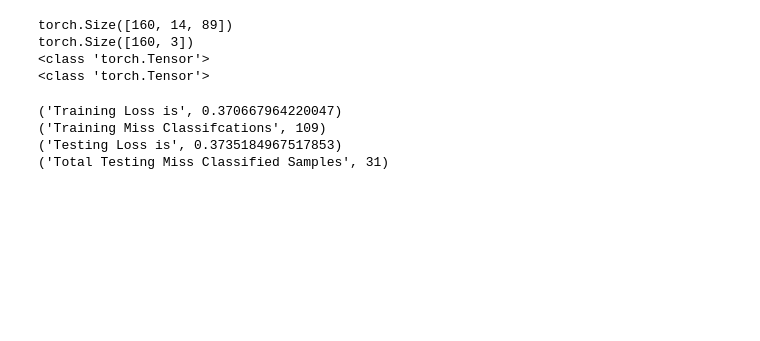
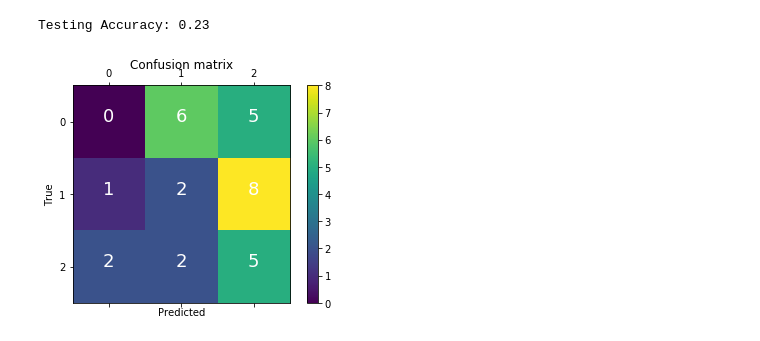
Before and after one commit to harshulgupta2/Challenge, a Jupyter notebook: CNN_TimeSeries.ipynb, the cells around one changed output. Saved outputs shown, nothing was run; the diff lists cells and outputs as text; code cells hidden in the pictures; blank space fills up the shorter version.

```diff
--- a/CNN_TimeSeries.ipynb
+++ b/CNN_TimeSeries.ipynb
@@ -32,7 +30,7 @@ For all other conversions use the data-type specific converters pd.to_datetime,
 # %%
 X_train = (df1 - np.mean(df1, axis=0)[None,:,:]) / np.std(df1, axis=0)[None,:,:]
 # %%
-X_tr, X_vld, lab_tr, lab_vld = train_test_split(X_train, labels, stratify = labels, test_size = 0.215)
+X_tr, X_vld, lab_tr, lab_vld = train_test_split(X_train, labels, stratify = labels, test_size = 0.15)
 
 def one_hot(labels, n_class = 3):
     """ One-hot encoding """
@@ -56,11 +54,6 @@ print(img.size())
 print(lbl.size())
 print(type(img))
 print(type(lbl))
-# %% [output]
-torch.Size([160, 14, 89])
-torch.Size([160, 3])
-<class 'torch.Tensor'>
-<class 'torch.Tensor'>
 # %%
 #Hyperparameters
 
@@ -124,22 +123,35 @@ model.apply(Network_Initialization)
 optimizer = torch.optim.Adam(model.parameters(), lr=learning_rate)
 yinit = model(img)
 # %%
-print("Training Loss is", cross_entropy(yinit, lbl).item())
-def miss_classifications(yinit, lbl):
+def accuracy(yinit, lbl):
     _, predicted = torch.max(yinit.data, 1)
-    miss_classifications = ((predicted != torch.max(lbl.data, 1)[1]).sum().item())
-    return miss_classifications
-print("Training Miss Classifcations",miss_classifications(yinit, lbl))
+    classifications = ((predicted == torch.max(lbl.data, 1)[1]).sum().item())
+    return classifications
 
 img_v1 = torch.from_numpy(X_vld).float()
 lbl_v1 = torch.from_numpy(y_vld).float()
 yinit_v1 = model(img_v1)
 
-print("Testing Loss is", cross_entropy(yinit_v1, lbl_v1).item())
-print("Total Testing Miss Classified Samples",((torch.max(yinit_v1.data, 1)[1] != torch.max(lbl_v1.data, 1)[1]).sum().item()))
+print("Testing Accuracy: {0:.2f}".format(accuracy(yinit_v1, lbl_v1) / float(img_v1.shape[0])))
+
+preds= torch.max(yinit_v1.data, 1)[1].numpy()
+true = torch.max(lbl_v1.data, 1)[1].numpy()
+Conf_Labels = [0,1,2]
+conf_matrix = confusion_matrix(true, preds, Conf_Labels)
+fig = plt.figure()
+ax = fig.add_subplot(111)
+cax = ax.matshow(conf_matrix)
+plt.title('Confusion matrix')
+fig.colorbar(cax)
+ax.set_xticklabels([''] + Conf_Labels)
+ax.set_yticklabels([''] + Conf_Labels)
+plt.xlabel('Predicted')
+plt.ylabel('True')
+
+for i, j in itertools.product(range(conf_matrix.shape[0]), range(conf_matrix.shape[1])):
+        plt.text(j, i, format(conf_matrix[i, j]),horizontalalignment="center",color="white", fontsize=18)
+plt.show()
 # %% [output]
-('Training Loss is', 0.370667964220047)
-('Training Miss Classifcations', 109)
-('Testing Loss is', 0.3735184967517853)
-('Total Testing Miss Classified Samples', 31)
+Testing Accuracy: 0.23
+[figure, added]
 # %%
```
Also changed, not shown: parts of 9 cells of this notebook.
